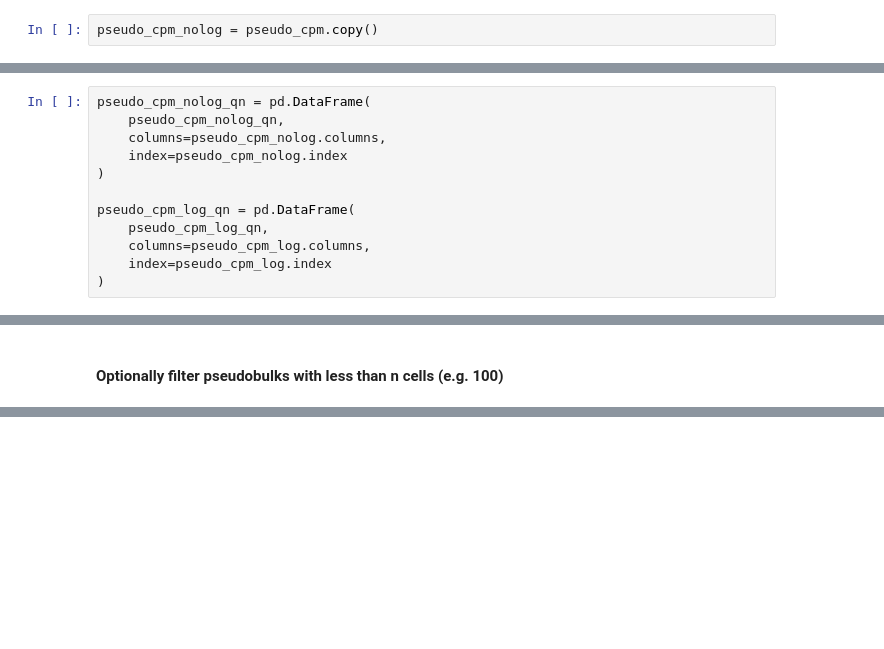
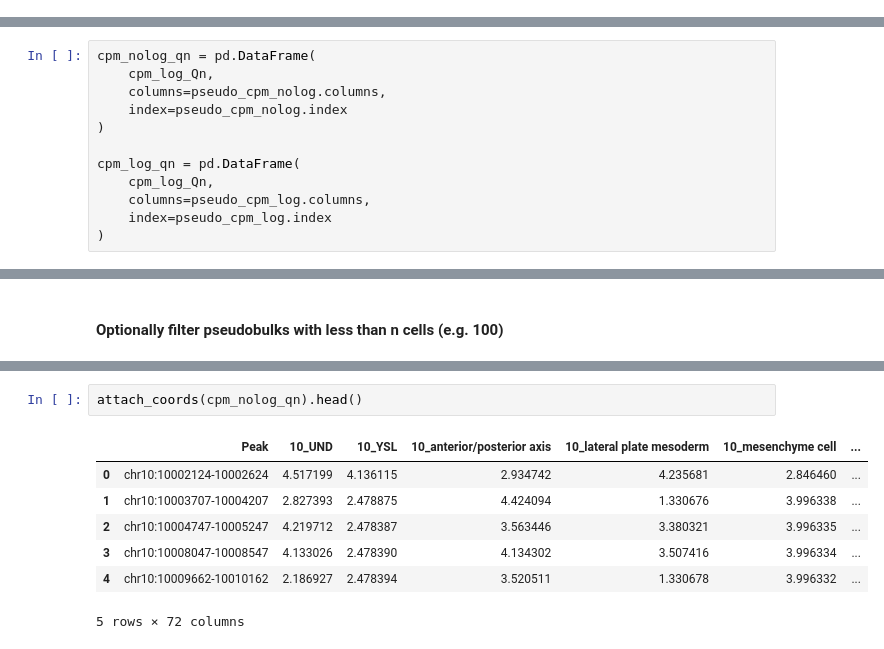
Before and after one commit to mourouzidou/zebrafish_development, a Jupyter notebook: notebooks/embryo/prepare_ATAC_data.ipynb, the cells around one changed output, grey strips where cells are left out. Cells and saved outputs as stored; diff of their text form; blank space fills up the shorter version.

```diff
--- a/notebooks/embryo/prepare_ATAC_data.ipynb
+++ b/notebooks/embryo/prepare_ATAC_data.ipynb
@@ -151,2 +143,0 @@ atac_data_cpm
-# %%
-pseudo_cpm_nolog = pseudo_cpm.copy()
@@ -167,12 +155,12 @@ pseudo_cpm_log_qn = quantile_normalize(pseudo_cpm_log)
 # %%
-pseudo_cpm_nolog_qn = pd.DataFrame(
-    pseudo_cpm_nolog_qn,
+cpm_nolog_qn = pd.DataFrame(
+    cpm_log_Qn,
     columns=pseudo_cpm_nolog.columns,
     index=pseudo_cpm_nolog.index
 )
 
-pseudo_cpm_log_qn = pd.DataFrame(
-    pseudo_cpm_log_qn,
+cpm_log_qn = pd.DataFrame(
+    cpm_log_Qn,
     columns=pseudo_cpm_log.columns,
     index=pseudo_cpm_log.index
 )
@@ -210,0 +217,10 @@ plot_distributions(
+# %%
+attach_coords(cpm_nolog_qn).head()
+# %% [output]
+|  | Peak | 10_UND | 10_YSL | 10_anterior/posterior axis | 10_lateral plate mesoderm | 10_mesenchyme cell | ... |
+| 0 | chr10:10002124-10002624 | 4.517199 | 4.136115 | 2.934742 | 4.235681 | 2.846460 | ... |
+| 1 | chr10:10003707-10004207 | 2.827393 | 2.478875 | 4.424094 | 1.330676 | 3.996338 | ... |
+| 2 | chr10:10004747-10005247 | 4.219712 | 2.478387 | 3.563446 | 3.380321 | 3.996335 | ... |
+| 3 | chr10:10008047-10008547 | 4.133026 | 2.478390 | 4.134302 | 3.507416 | 3.996334 | ... |
+| 4 | chr10:10009662-10010162 | 2.186927 | 2.478394 | 3.520511 | 1.330678 | 3.996332 | ... |
+5 rows × 72 columns
```
Also changed, not shown: parts of 15 cells of this notebook.
